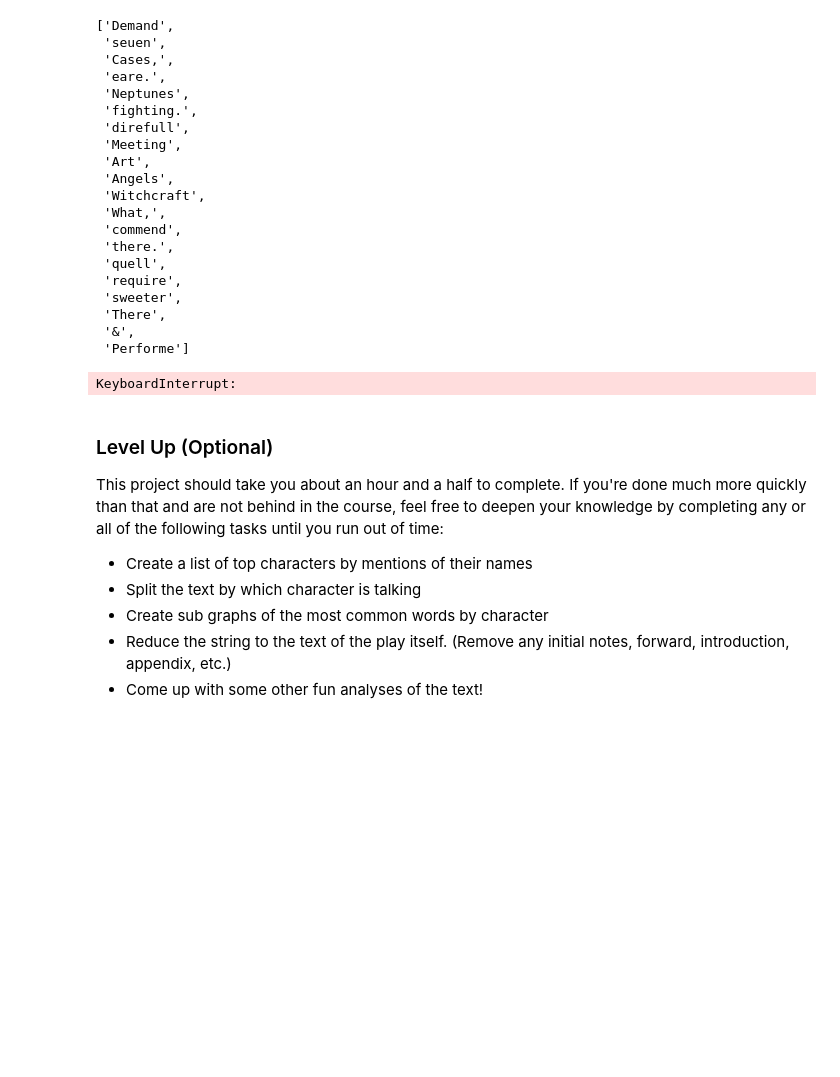
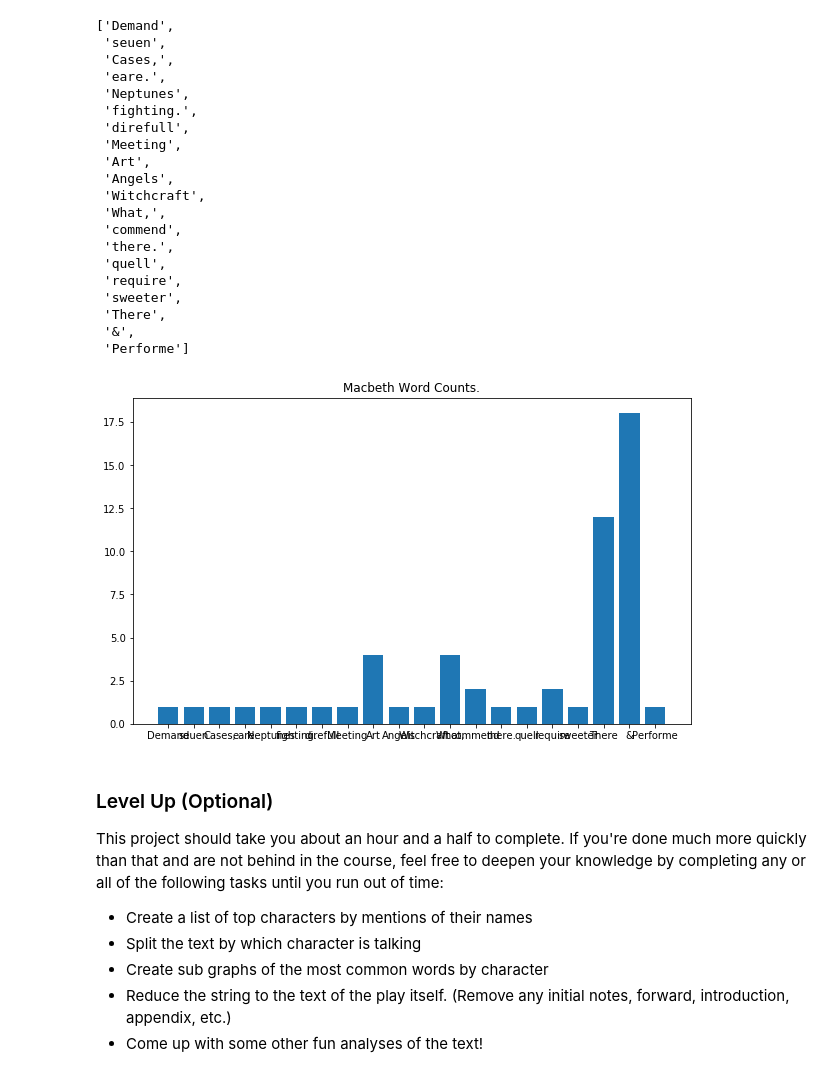
Before and after one commit to MangrobanGit/dsc-0-01-23-project-lab-seattle-ds-career-040119, a Jupyter notebook: index.ipynb, the cells around one changed output. Drawn from its saved outputs; the diff is of its cells as text; code cells hidden in the pictures; blank space fills up the shorter version.

```diff
--- a/index.ipynb
+++ b/index.ipynb
@@ -149,21 +149,21 @@ listy[:20]
 # %%
 # Create Bar Graph
 import matplotlib.pyplot as plt
 %matplotlib inline
 
 # Set a figure size
 plt.figure(figsize=(10,6))
 
 # Plot vertical bars of fixed width by passing x and y values to .bar() function
-plt.bar( list(macbeth_words_dict.keys())[:20], list(macbeth_words_dict.values() )
+plt.bar( list(macbeth_words_dict.keys())[:20], list(macbeth_words_dict.values())[:20] )
 
 # Give a title to the bar graph
 plt.title( "Macbeth Word Counts." )
 
 # Output the final plot
 plt.show()
 # %% [output]
-KeyboardInterrupt:
+[figure, added]
 # %%
 # Include descriptive titles and labels
 # %% [markdown]
```
